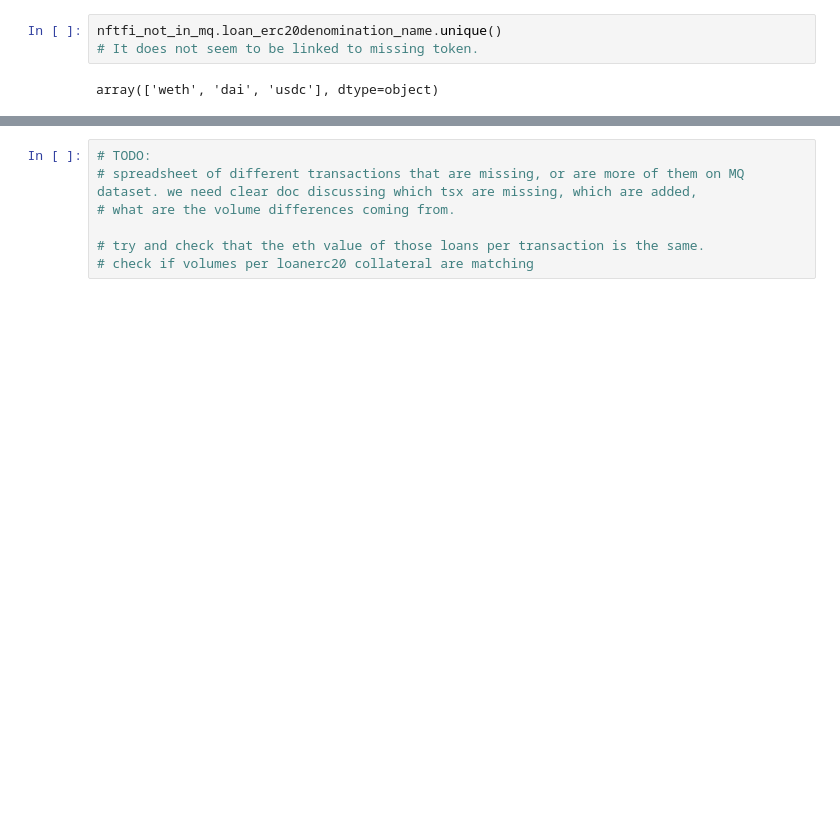
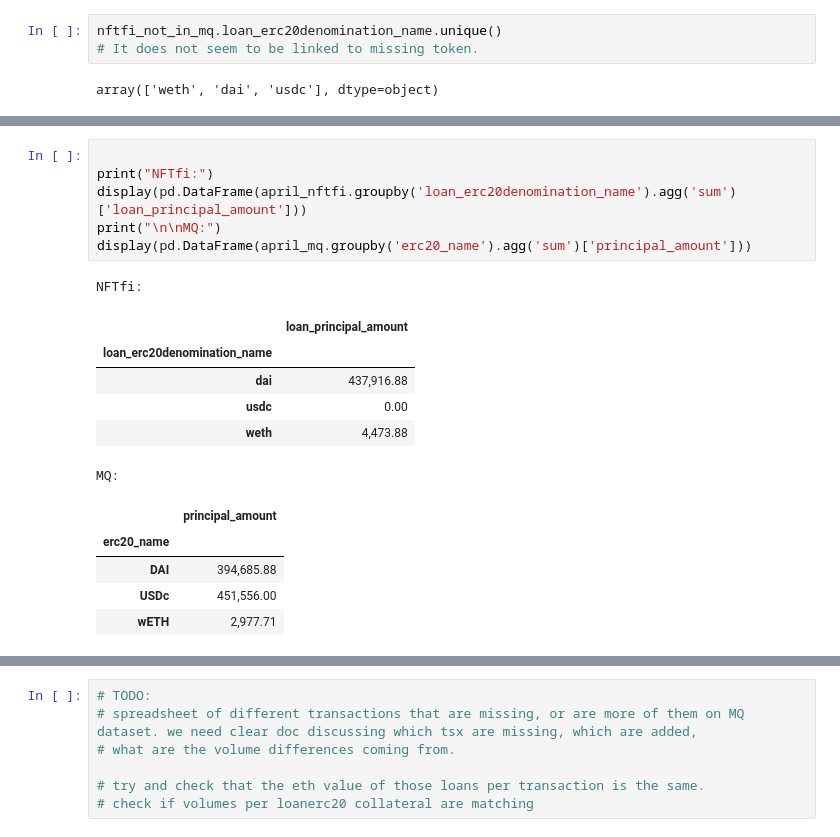
Before and after one commit to datagemsai/ChartGPT-API, a Jupyter notebook: analysis/nftfi_mq.ipynb, the cells around one changed output, grey strips where cells are left out. Saved outputs shown, nothing was run; the diff lists cells and outputs as text; blank space fills up the shorter version.

```diff
--- a/analysis/nftfi_mq.ipynb
+++ b/analysis/nftfi_mq.ipynb
@@ -273,0 +304,19 @@ april_nftfi[april_nftfi['blockchain'] == np.nan]
+# %%
+
+print("NFTfi:")
+display(pd.DataFrame(april_nftfi.groupby('loan_erc20denomination_name').agg('sum')['loan_principal_amount']))
+print("\n\nMQ:")
+display(pd.DataFrame(april_mq.groupby('erc20_name').agg('sum')['principal_amount']))
+# %% [output]
+NFTfi:
+|  | loan_principal_amount |
+| loan_erc20denomination_name |  |
+| dai | 437,916.88 |
+| usdc | 0.00 |
+| weth | 4,473.88 |
+MQ:
+|  | principal_amount |
+| erc20_name |  |
+| DAI | 394,685.88 |
+| USDc | 451,556.00 |
+| wETH | 2,977.71 |
```
Also changed, not shown: parts of 23 cells of this notebook.
